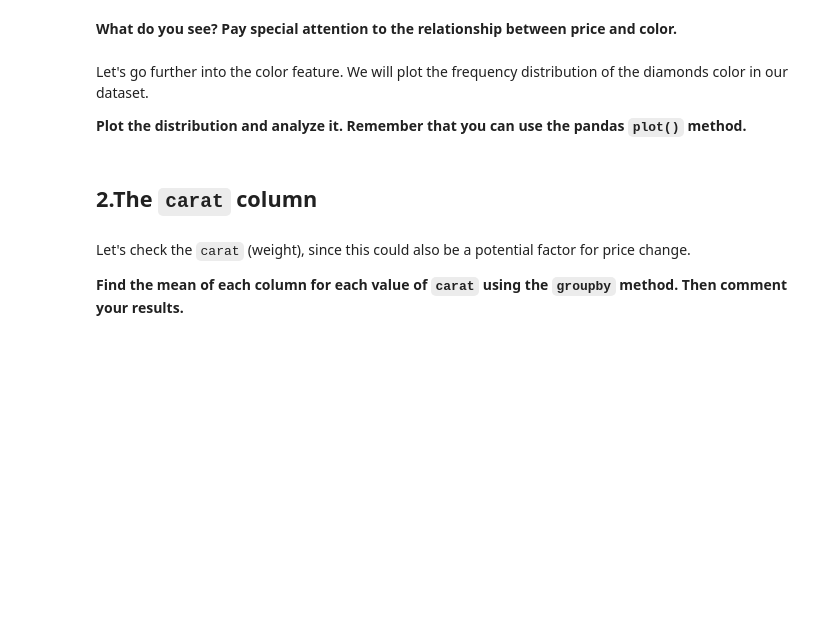
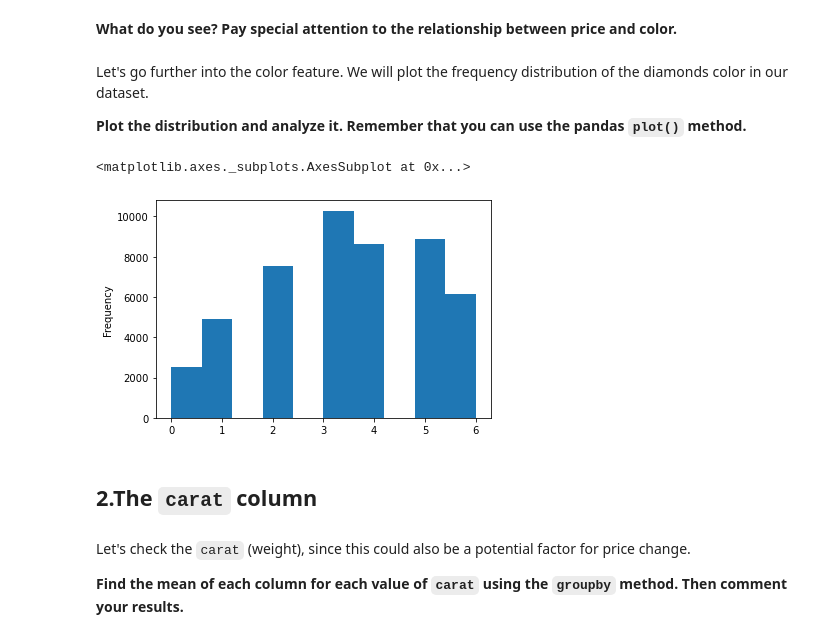
Before and after one commit to aguiarandre/labs-parttime-202001, a Jupyter notebook: module-2/classes/000-Project_LinearRegression/2.-EDA.ipynb, the cells around one changed output. Drawn from its saved outputs; the diff is of its cells as text; code cells hidden in the pictures; blank space fills up the shorter version.

```diff
--- a/module-2/classes/000-Project_LinearRegression/2.-EDA.ipynb
+++ b/module-2/classes/000-Project_LinearRegression/2.-EDA.ipynb
@@ -47,3 +77,8 @@ Let's go further into the color feature. We will plot the frequency distribution
+# %%
+diamonds.color_idx.plot(kind = 'hist')
+# %% [output]
+<matplotlib.axes._subplots.AxesSubplot at 0x...>
+[figure, added]
 # %%
 #your comments here
 # %% [markdown]
```
Also changed, not shown: parts of 26 cells of this notebook, 4 other files.
